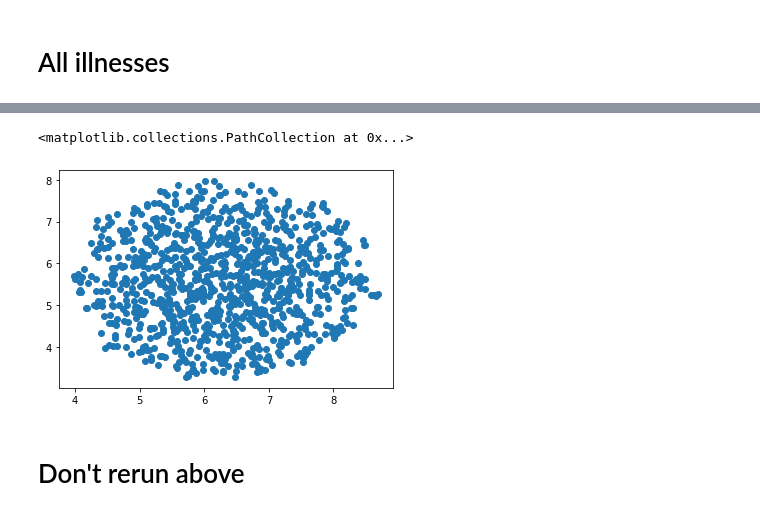
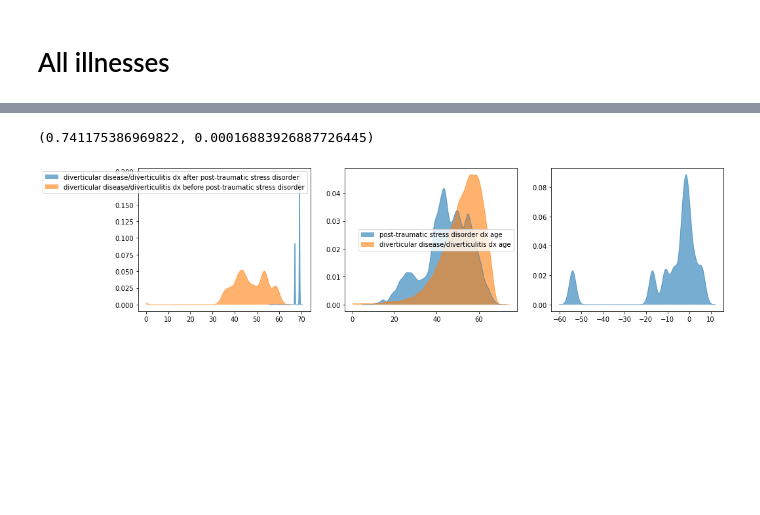
Before and after one commit to cole-khamnei/HLA_genotyping_associations, a Jupyter notebook: notebooks/comorbid_graph.ipynb, the cells around one changed output, grey strips where cells are left out. Drawn from its saved outputs; the diff is of its cells as text; code cells hidden in the pictures; blank space fills up the shorter version.

Commit message:
added preceding illness tests

```diff
--- a/notebooks/comorbid_graph.ipynb
+++ b/notebooks/comorbid_graph.ipynb
@@ -121,7 +106,0 @@ embedding = reducer.fit_transform(illness_data[all_illnesses].values * 1)
-# %%
-plt.scatter(embedding[:, 0], embedding[:, 1])
-# %% [output]
-<matplotlib.collections.PathCollection at 0x...>
-[figure, removed]
-# %% [markdown]
-# Don't rerun above
@@ -127,0 +109,24 @@ plt.scatter(embedding[:, 0], embedding[:, 1])
+# %%
+precursor_illness = "post-traumatic stress disorder"
+illness = "diverticular disease/diverticulitis"
+
+_, precursor_dx_ages = get_illness_value_dx_age(biobank_data, precursor_illness, "illness_code")
+_, illness_dx_ages = get_illness_value_dx_age(biobank_data, illness, "illness_code")
+
+precursor_before_illness = illness_dx_ages > precursor_dx_ages
+precursor_values, illness_values = precursor_dx_ages >= 0, illness_dx_ages >= 0
+
+fig, (a0, a1, a2) = plt.subplots(figsize=(16, 4), ncols=3)
+params = dict(bw=0.1, clip=(0, None))
+kde_plot(illness_dx_ages[precursor_values & precursor_before_illness],
+         label=f"{illness} dx after {precursor_illness}", ax=a0, **params)
+kde_plot(illness_dx_ages[precursor_values & ~precursor_before_illness & illness_values],
+         label=f"{illness} dx before {precursor_illness}", ax=a0, **params)
+kde_plot(precursor_dx_ages[precursor_values], label=f"{precursor_illness} dx age", ax=a1, clip=clip, bw=bw)
+kde_plot(illness_dx_ages[illness_values], label=f"{illness} dx age", ax=a1, clip=clip, bw=bw)
+kde_plot((illness_dx_ages - precursor_dx_ages)[precursor_values & illness_values], bw=bw, ax=a2)
+
+preceding_event_test(precursor_dx_ages, illness_dx_ages)
+# %% [output]
+(0.741175386969822, 0.00016883926887726445)
+[figure, added]
```
Also changed, not shown: parts of 18 cells of this notebook, 3 other files.
